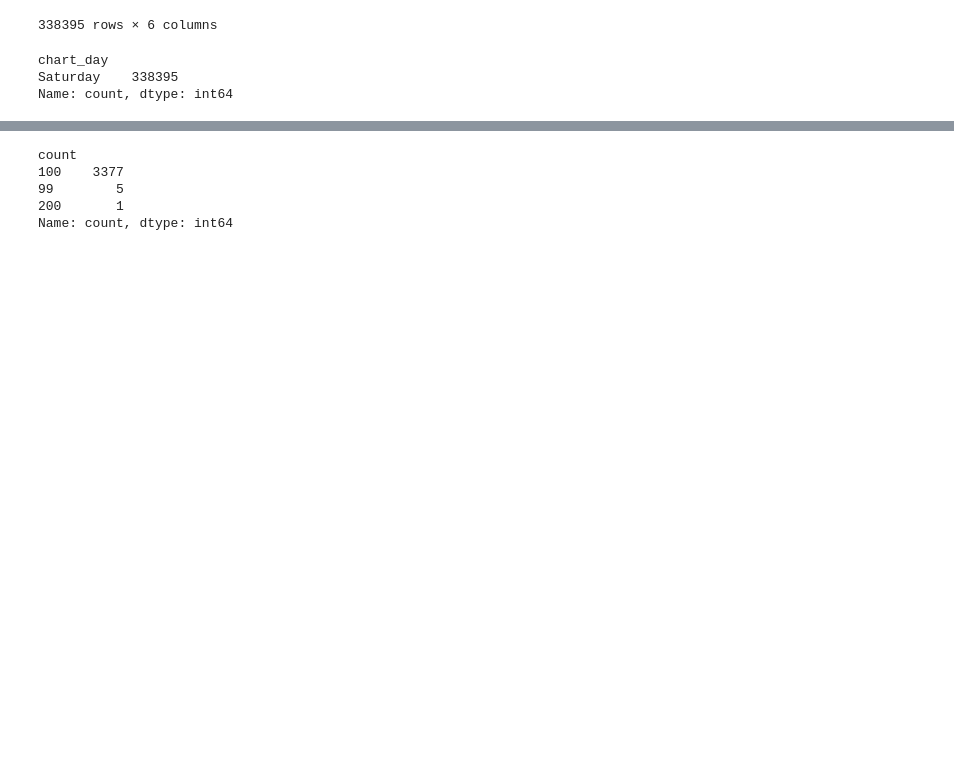
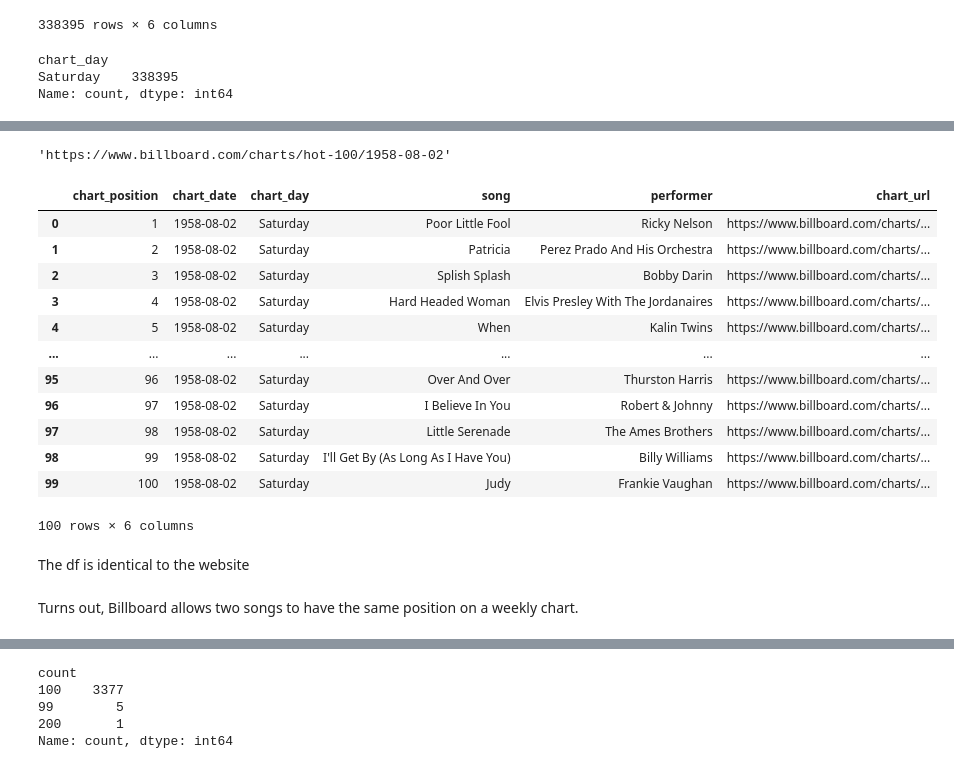
Before and after one commit to ronanhansel/billboard-music-trend, a Jupyter notebook: main.ipynb, the cells around one changed output, grey strips where cells are left out. Cells and saved outputs as stored; diff of their text form; code cells hidden in the pictures; blank space fills up the shorter version.

```diff
--- a/main.ipynb
+++ b/main.ipynb
@@ -110,0 +155,25 @@ Name: count, Length: 97, dtype: int64
+# %%
+# Rechecking the db with that on billboard website
+df.at[22, 'chart_url']
+# %% [output]
+'https://www.billboard.com/charts/hot-100/1958-08-02'
+# %%
+df[df['chart_date'] == '1958-08-02']
+# %% [output]
+|  | chart_position | chart_date | chart_day | song | performer | chart_url |
+| 0 | 1 | 1958-08-02 | Saturday | Poor Little Fool | Ricky Nelson | https://www.billboard.com/charts/... |
+| 1 | 2 | 1958-08-02 | Saturday | Patricia | Perez Prado And His Orchestra | https://www.billboard.com/charts/... |
+| 2 | 3 | 1958-08-02 | Saturday | Splish Splash | Bobby Darin | https://www.billboard.com/charts/... |
+| 3 | 4 | 1958-08-02 | Saturday | Hard Headed Woman | Elvis Presley With The Jordanaires | https://www.billboard.com/charts/... |
+| 4 | 5 | 1958-08-02 | Saturday | When | Kalin Twins | https://www.billboard.com/charts/... |
+| ... | ... | ... | ... | ... | ... | ... |
+| 95 | 96 | 1958-08-02 | Saturday | Over And Over | Thurston Harris | https://www.billboard.com/charts/... |
+| 96 | 97 | 1958-08-02 | Saturday | I Believe In You | Robert & Johnny | https://www.billboard.com/charts/... |
+| 97 | 98 | 1958-08-02 | Saturday | Little Serenade | The Ames Brothers | https://www.billboard.com/charts/... |
+| 98 | 99 | 1958-08-02 | Saturday | I'll Get By (As Long As I Have You) | Billy Williams | https://www.billboard.com/charts/... |
+| 99 | 100 | 1958-08-02 | Saturday | Judy | Frankie Vaughan | https://www.billboard.com/charts/... |
+100 rows × 6 columns
+# %% [markdown]
+The df is identical to the website
+# %% [markdown]
+Turns out, Billboard allows two songs to have the same position on a weekly chart.
```
Also changed, not shown: parts of 18 cells of this notebook, 2 other files.
